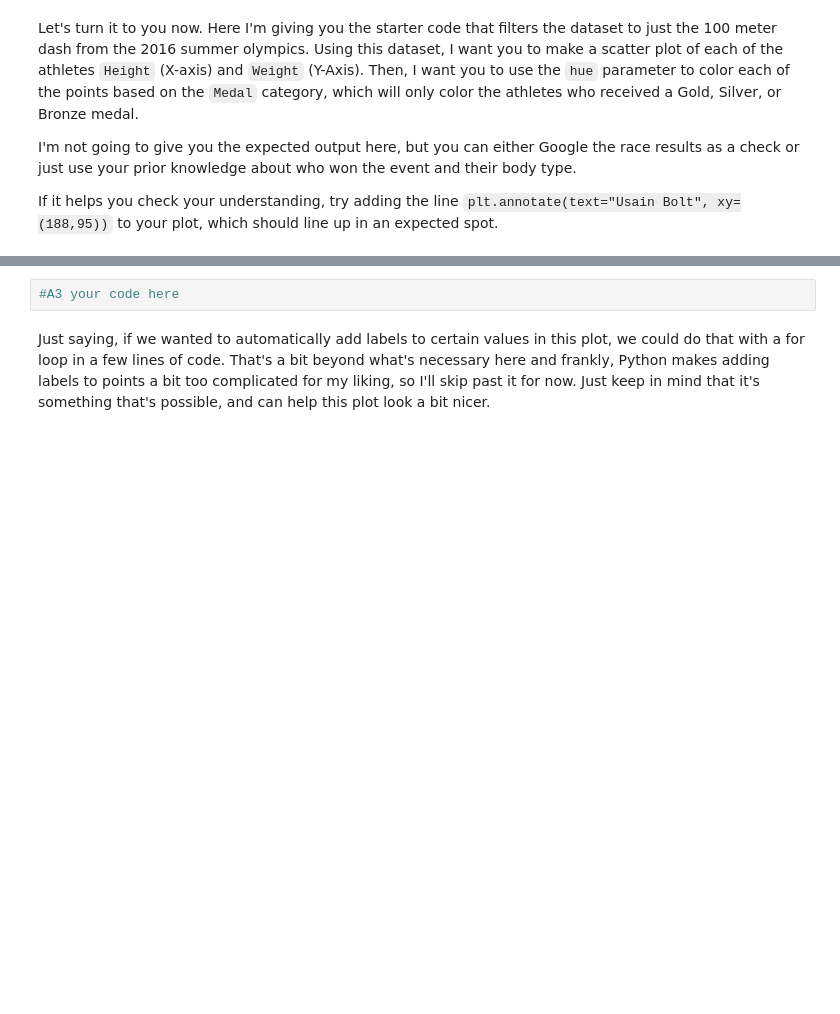
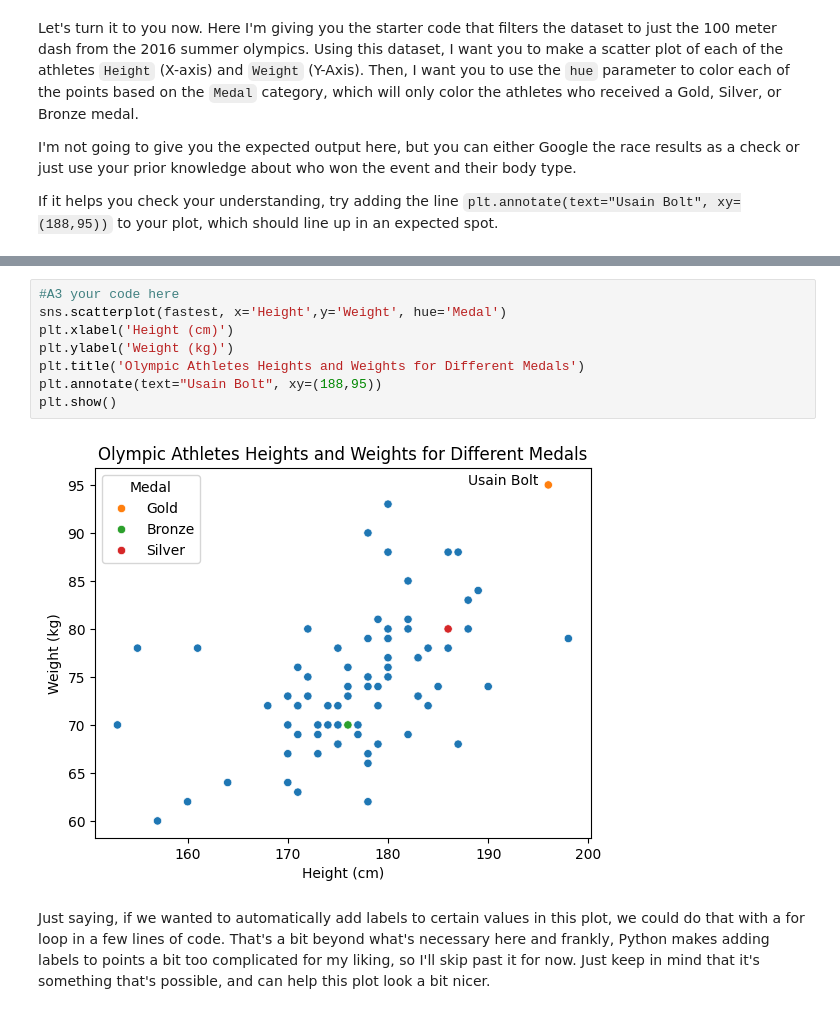
Before and after one commit to Stella0628/cdj_nme, a Jupyter notebook: workbook3.ipynb, the cells around one changed output, grey strips where cells are left out. Drawn from its saved outputs; the diff is of its cells as text; blank space fills up the shorter version.

```diff
--- a/workbook3.ipynb
+++ b/workbook3.ipynb
@@ -194,8 +219,16 @@ fastest.head()
 | 2 | 1421 | Masbah Ahmmed | M | 21.0 | NaN | NaN | Bangladesh | BAN | 2016 Summer | 2016 | Summer | ... |
 | 3 | 1946 | Barakat Mubarak Al-Harthi | M | 28.0 | 173.0 | 67.0 | Oman | OMA | 2016 Summer | 2016 | Summer | ... |
 | 4 | 5561 | Nickel Ashmeade | M | 26.0 | 183.0 | 77.0 | Jamaica | JAM | 2016 Summer | 2016 | Summer | ... |
-# %%
-#A3 your code here
+# %%
+#A3 your code here
+sns.scatterplot(fastest, x='Height',y='Weight', hue='Medal')
+plt.xlabel('Height (cm)')
+plt.ylabel('Weight (kg)')
+plt.title('Olympic Athletes Heights and Weights for Different Medals')
+plt.annotate(text="Usain Bolt", xy=(188,95))
+plt.show()
+# %% [output]
+[figure, added]
 # %% [markdown]
 Just saying, if we wanted to automatically add labels to certain values in this plot, we could do that with a for loop in a few lines of code. That's a bit beyond what's necessary here and frankly, Python makes adding labels to points a bit too complicated for my liking, so I'll skip past it for now. Just keep in mind that it's something that's possible, and can help this plot look a bit nicer.
 # %% [markdown]
```
Also changed, not shown: parts of 10 cells of this notebook.
